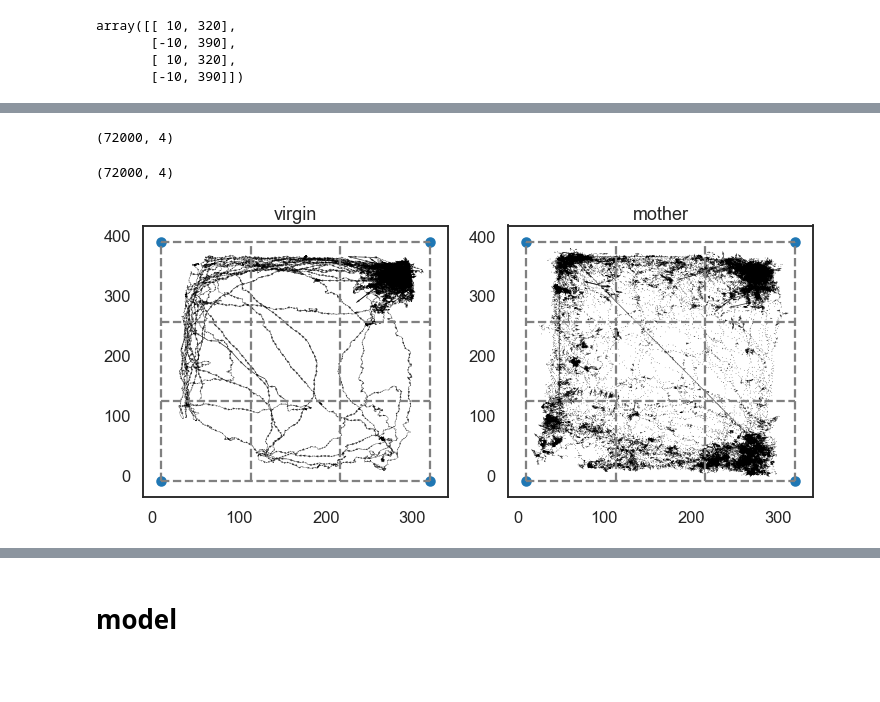
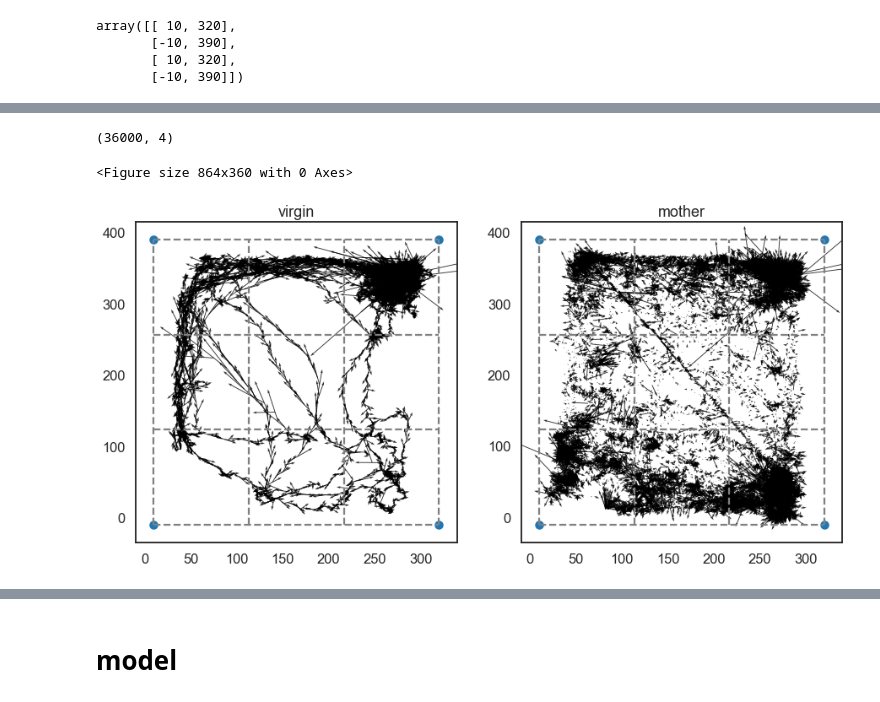
Before and after one commit to cunningham-lab/SocialBehaviors, a Jupyter notebook: SocialBehaviorptc/project_notebooks/gridmodel/grid_direction_model_K4.ipynb, the cells around one changed output, grey strips where cells are left out. Drawn from its saved outputs; the diff is of its cells as text; code cells hidden in the pictures; blank space fills up the shorter version.

```diff
--- a/SocialBehaviorptc/project_notebooks/gridmodel/grid_direction_model_K4.ipynb
+++ b/SocialBehaviorptc/project_notebooks/gridmodel/grid_direction_model_K4.ipynb
@@ -33,7 +34,7 @@ import joblib
 # data
 # %%
 trajs_all = joblib.load("trajs_all")
-trajs = trajs_all[36000*0:36000*2]
+trajs = trajs_all[36000*0:36000*1]
 f_trajs = filter_traj_by_speed(trajs, q1=0.9, q2=0.9)
 # %%
 arena_xmin = 10
@@ -79,26 +62,0 @@ def ax_grid(ax):
-# %%
-def plot_realdata_quiver(realdata, scale=0.3, alpha=0.8, xlim=None, ylim=None):
-    assert isinstance(realdata, np.ndarray), "please input ndarray"
-    start = realdata[:-1]
-    end = realdata[1:]
-    dXY = end - start
-
-    plt.subplot(1,2,1)
-    plt.quiver(start[:, 0], start[:, 1], dXY[:, 0], dXY[:, 1],
-                         angles='xy', scale_units='xy', scale=scale, alpha=alpha)
-    plot_grid()
-    plt.title("virgin")
-    if xlim is not None:
-        plt.xlim(xlim)
-    if ylim is not None:
-        plt.ylim(ylim)
-
-    plt.subplot(1,2,2)
-    plt.quiver(start[:, 2], start[:, 3], dXY[:, 0], dXY[:, 1],
-                         angles='xy', scale_units='xy', scale=scale, alpha=alpha)
-    plot_grid()
-    plt.title("mother")
-    if xlim is not None:
-        plt.xlim(xlim)
-    if ylim is not None:
-        plt.ylim(ylim)
@@ -117,4 +68,4 @@ plot_grid()
 # %%
 trajs.shape
 # %% [output]
-(72000, 4)
+(36000, 4)
@@ -128,4 +71,0 @@ def downsample(traj, n):
-# %%
-trajs.shape
-# %% [output]
-(72000, 4)
@@ -136,5 +72,6 @@ down_sampled_trajs_4 = downsample(trajs, 4)
 # %%
 plt.figure(figsize=(12,5))
-plot_realdata_quiver(trajs, scale=1)
+plot_realdata_quiver(trajs, x_grids, y_grids, scale=0.3)
 # %% [output]
+<Figure size 864x360 with 0 Axes>
-[figure, old version]
+[figure, new version]
```
Also changed, not shown: parts of 17 cells of this notebook, 5 other files.
